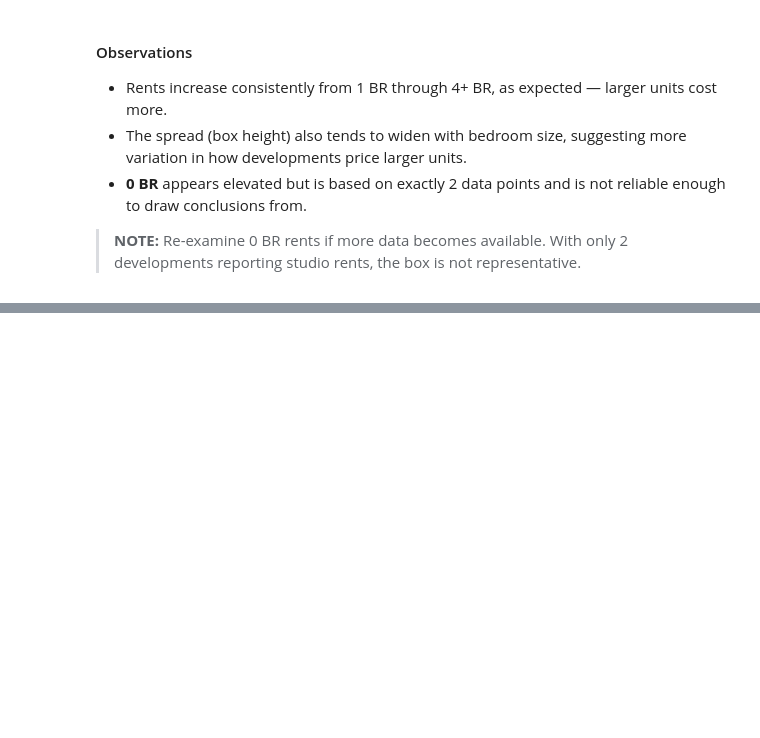
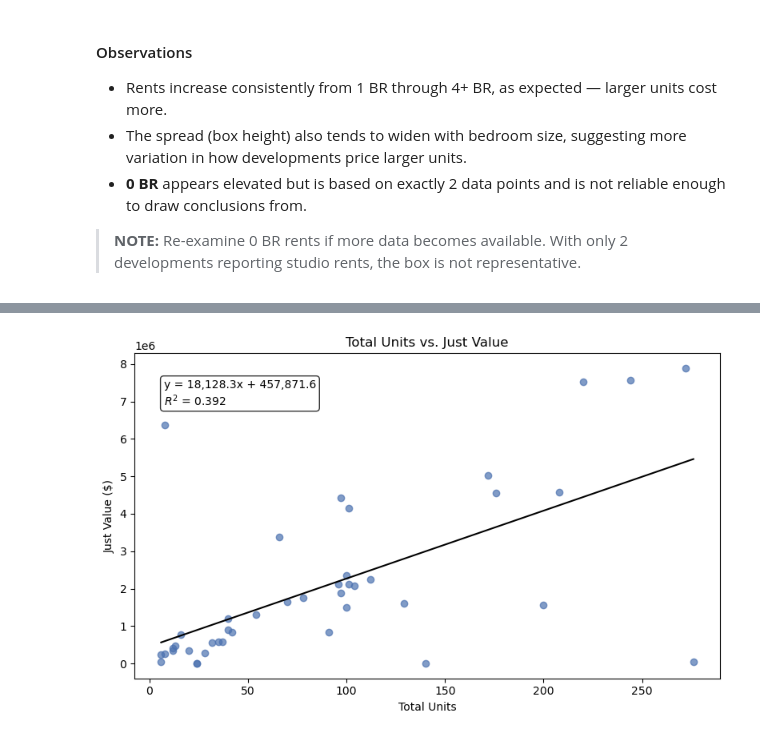
Before and after one commit to Yimo-Liu-13196/ASA-Club-Spring-2026---AHI-Analysis, a Jupyter notebook: Notebooks/03_eda_inventory.ipynb, the cells around one changed output, grey strips where cells are left out. Drawn from its saved outputs; the diff is of its cells as text; code cells hidden in the pictures; blank space fills up the shorter version.

Commit message:
Add scatter plots and writeup for total units vs just value; identify 3 data quality outliers in just value column

```diff
--- a/Notebooks/03_eda_inventory.ipynb
+++ b/Notebooks/03_eda_inventory.ipynb
@@ -273,0 +278,35 @@ plt.show()
+# %%
+import numpy as np
+
+def plot_scatter_with_fit(x_col, y_col, color, title, xlabel, ylabel):
+    data = df_inventory[[x_col, y_col]].dropna()
+    x = data[x_col].values
+    y = data[y_col].values
+
+    m, b = np.polyfit(x, y, 1)
+    y_pred = m * x + b
+    ss_res = np.sum((y - y_pred) ** 2)
+    ss_tot = np.sum((y - np.mean(y)) ** 2)
+    r2 = 1 - ss_res / ss_tot
+
+    x_line = np.linspace(x.min(), x.max(), 200)
+    y_line = m * x_line + b
+
+    fig, ax = plt.subplots(figsize=(8, 5))
+    ax.scatter(x, y, color=color, alpha=0.7)
+    ax.plot(x_line, y_line, color="black", linewidth=1.5)
+    ax.set_title(title)
+    ax.set_xlabel(xlabel)
+    ax.set_ylabel(ylabel)
+    ax.text(0.05, 0.92, f"y = {m:,.1f}x + {b:,.1f}\n$R^2$ = {r2:.3f}",
+            transform=ax.transAxes, fontsize=10, verticalalignment="top",
+            bbox=dict(boxstyle="round", facecolor="white", alpha=0.8))
+    plt.tight_layout()
+    plt.show()
+
+plot_scatter_with_fit(
+    "Total Units", "Just Value ($)", "#4C72B0",
+    "Total Units vs. Just Value", "Total Units", "Just Value ($)"
+)
+# %% [output]
+[figure, added]
```
Also changed, not shown: parts of 4 cells of this notebook.
